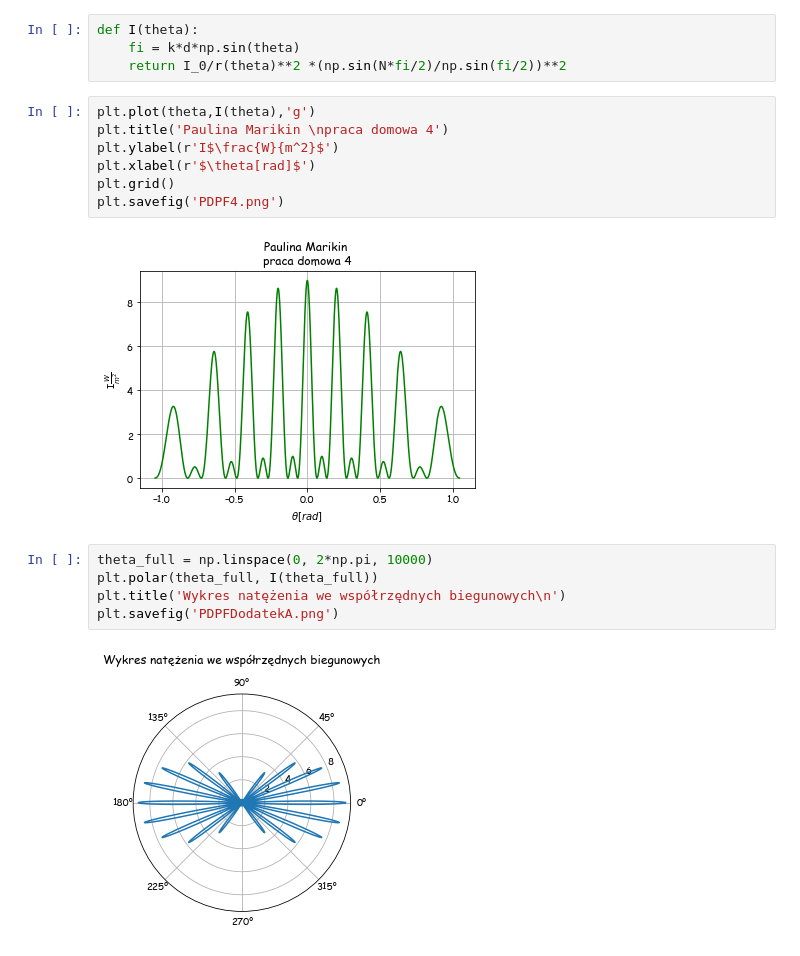
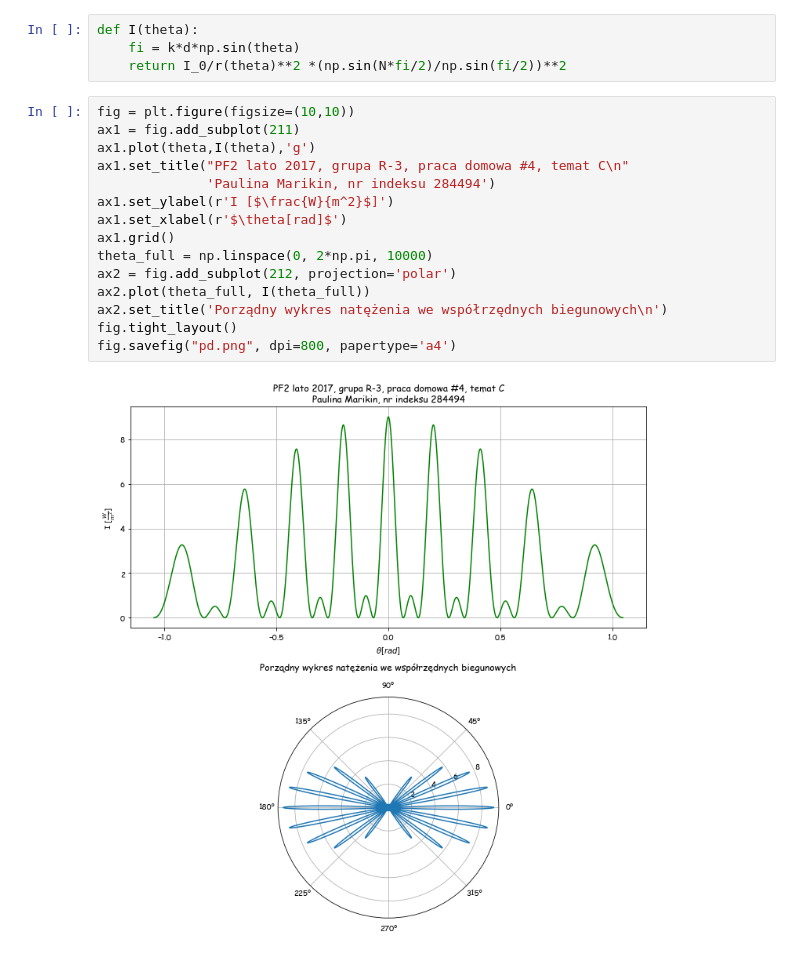
Before and after one commit to MarikinPaulina/LabFiz1, a Jupyter notebook: 08-03-Niepewność/Praca do Wasia.ipynb, the cells around one changed output. Saved outputs shown, nothing was run; the diff lists cells and outputs as text.

```diff
--- a/08-03-Niepewność/Praca do Wasia.ipynb
+++ b/08-03-Niepewność/Praca do Wasia.ipynb
@@ -20,19 +20,20 @@ def r(theta):
 def I(theta):
     fi = k*d*np.sin(theta)
     return I_0/r(theta)**2 *(np.sin(N*fi/2)/np.sin(fi/2))**2
-# %%
-plt.plot(theta,I(theta),'g')
-plt.title('Paulina Marikin \npraca domowa 4')
-plt.ylabel(r'I$\frac{W}{m^2}$')
-plt.xlabel(r'$\theta[rad]$')
-plt.grid()
-plt.savefig('PDPF4.png')
-# %% [output]
-[figure, removed]
-# %%
-theta_full = np.linspace(0, 2*np.pi, 10000)
-plt.polar(theta_full, I(theta_full))
-plt.title('Wykres natężenia we współrzędnych biegunowych\n')
-plt.savefig('PDPFDodatekA.png')
-# %% [output]
-[figure, removed]
+# %%
+fig = plt.figure(figsize=(10,10))
+ax1 = fig.add_subplot(211)
+ax1.plot(theta,I(theta),'g')
+ax1.set_title("PF2 lato 2017, grupa R-3, praca domowa #4, temat C\n"
+              'Paulina Marikin, nr indeksu 284494')
+ax1.set_ylabel(r'I [$\frac{W}{m^2}$]')
+ax1.set_xlabel(r'$\theta[rad]$')
+ax1.grid()
+theta_full = np.linspace(0, 2*np.pi, 10000)
+ax2 = fig.add_subplot(212, projection='polar')
+ax2.plot(theta_full, I(theta_full))
+ax2.set_title('Porządny wykres natężenia we współrzędnych biegunowych\n')
+fig.tight_layout()
+fig.savefig("pd.png", dpi=800, papertype='a4')
+# %% [output]
+[figure, added]
```
Also changed, not shown: 7 other files.
